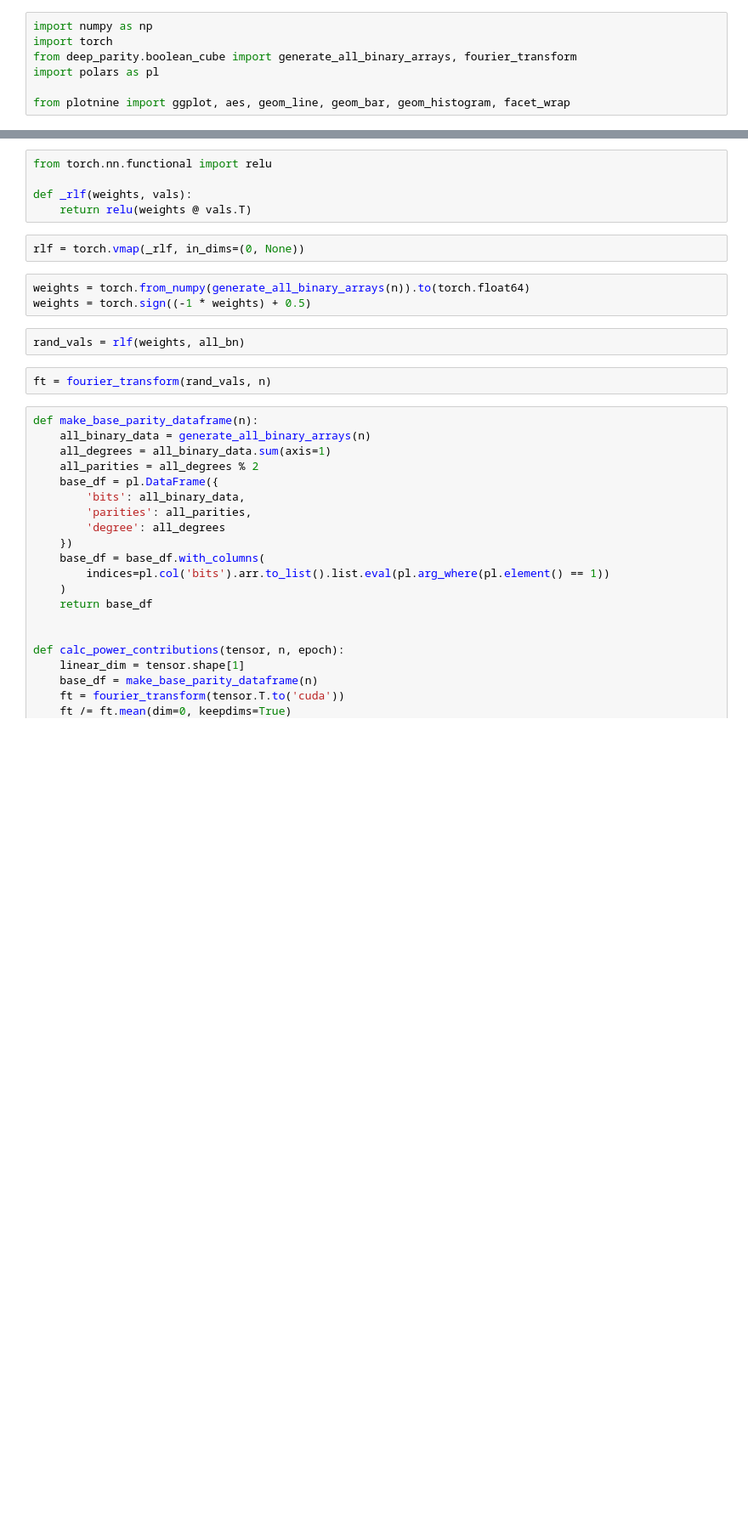
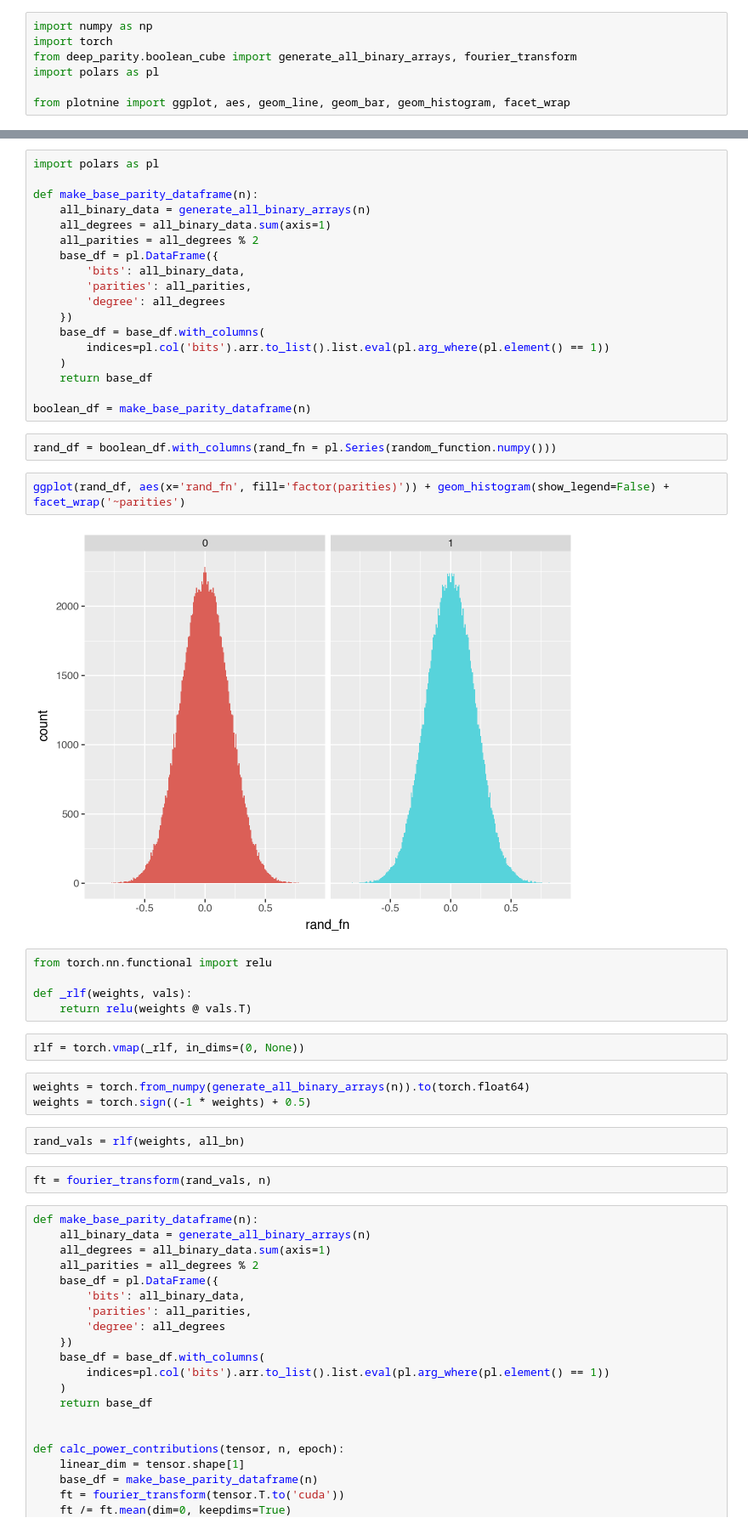
Before and after one commit to dashstander/deep-parity, a Jupyter notebook: random_functions.ipynb, the cells around one changed output, grey strips where cells are left out. Shown at 85% size. Saved outputs shown, nothing was run; the diff lists cells and outputs as text; blank space fills up the shorter version.

```diff
--- a/random_functions.ipynb
+++ b/random_functions.ipynb
@@ -12,3 +81,27 @@ all_bn = torch.sign((-1 * all_zero_one) + 0.5)
+# %%
+import polars as pl
+
+def make_base_parity_dataframe(n):
+    all_binary_data = generate_all_binary_arrays(n)
+    all_degrees = all_binary_data.sum(axis=1)
+    all_parities = all_degrees % 2
+    base_df = pl.DataFrame({
+        'bits': all_binary_data,
+        'parities': all_parities,
+        'degree': all_degrees
+    })
+    base_df = base_df.with_columns(
+        indices=pl.col('bits').arr.to_list().list.eval(pl.arg_where(pl.element() == 1))
+    )
+    return base_df
+
+boolean_df = make_base_parity_dataframe(n)
+# %%
+rand_df = boolean_df.with_columns(rand_fn = pl.Series(random_function.numpy()))
+# %%
+ggplot(rand_df, aes(x='rand_fn', fill='factor(parities)')) + geom_histogram(show_legend=False) + facet_wrap('~parities')
+# %% [output]
+[figure, added]
 # %%
 from torch.nn.functional import relu
 
```
Also changed, not shown: parts of 1 cell of this notebook, 8 other files.
